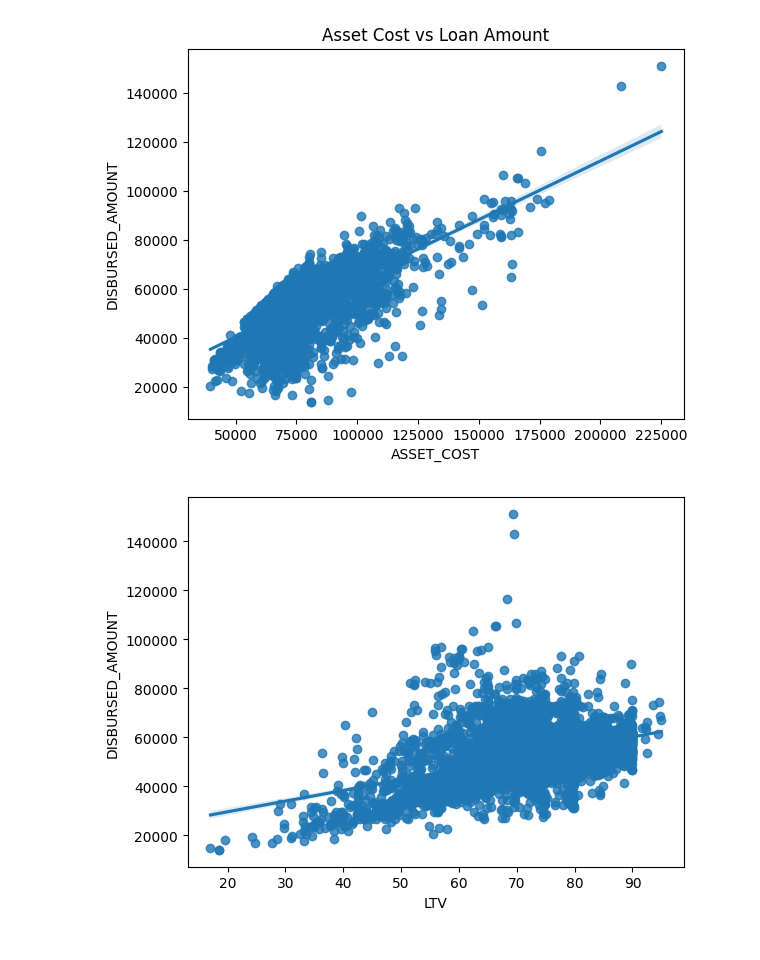
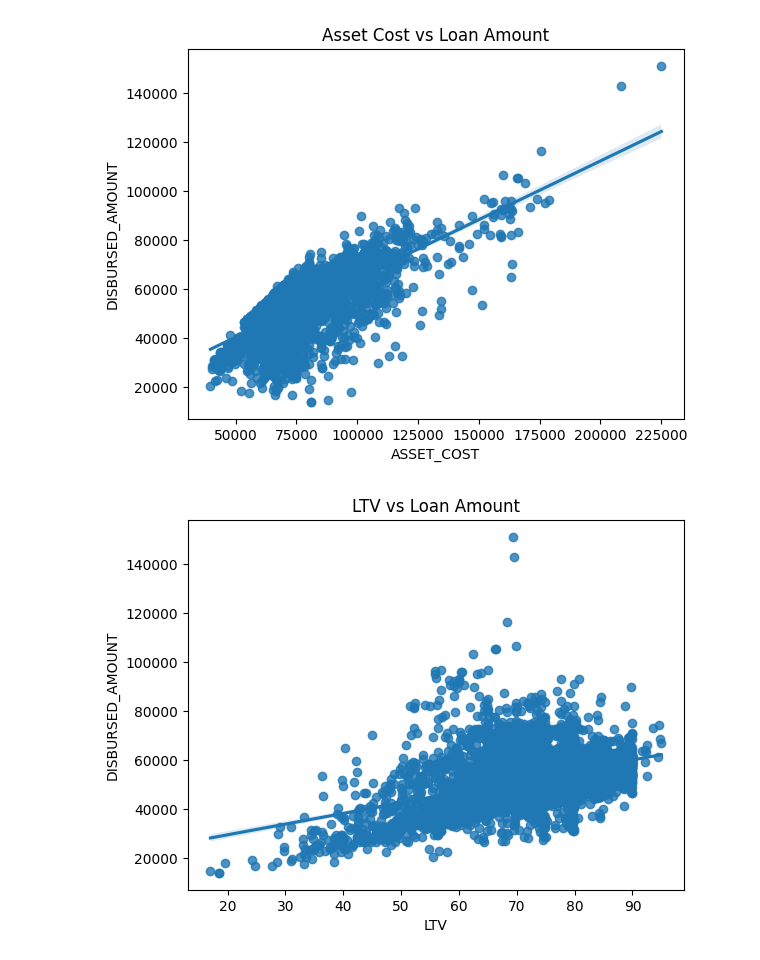
Before and after one commit to melanyalegre/Data-science-2026, a Jupyter notebook: Final-assignment.ipynb, the cells around one changed output. Drawn from its saved outputs; the diff is of its cells as text; code cells hidden in the pictures.

```diff
--- a/Final-assignment.ipynb
+++ b/Final-assignment.ipynb
@@ -13,0 +56,4 @@ Note: you may need to restart the kernel to use updated packages.
+# %%
+df['EMPLOYMENT_TYPE'] = df['EMPLOYMENT_TYPE'].fillna('Unknown')
+# %%
+df = pd.get_dummies(df, columns=['EMPLOYMENT_TYPE'], drop_first=True)
@@ -13,0 +62,8 @@ Note: you may need to restart the kernel to use updated packages.
+# %%
+def convert_to_months(age_string):
+    years = int(age_string.split('yrs')[0])
+    months = int(age_string.split(' ')[1].replace('mon',''))
+    return years*12 + months
+# %%
+df["AVERAGE_ACCT_AGE"] = df["AVERAGE_ACCT_AGE"].apply(convert_to_months)
+df["CREDIT_HISTORY_LENGTH"] = df["CREDIT_HISTORY_LENGTH"].apply(convert_to_months)
@@ -78,7 +138,8 @@ plt.show()
 # %% [output]
 [figure]
 # %%
-sn.regplot(x="LTV", y="DISBURSED_AMOUNT", data=df)
+sns.regplot(x="LTV", y="DISBURSED_AMOUNT", data=df)
+plt.title("LTV vs Loan Amount")
 plt.show()
 # %% [output]
-[figure, old version]
+[figure, new version]
```
Also changed, not shown: parts of 17 cells of this notebook.
